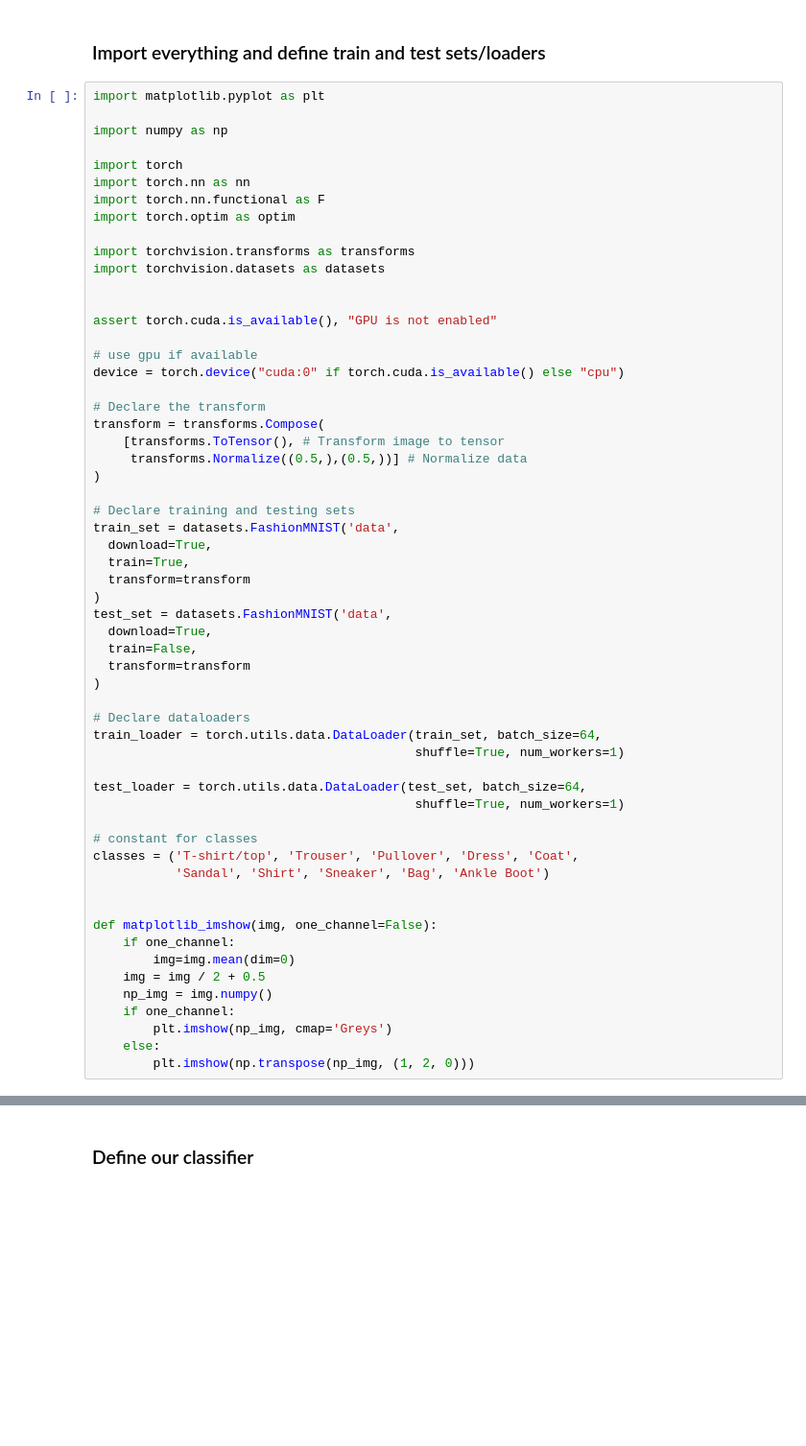
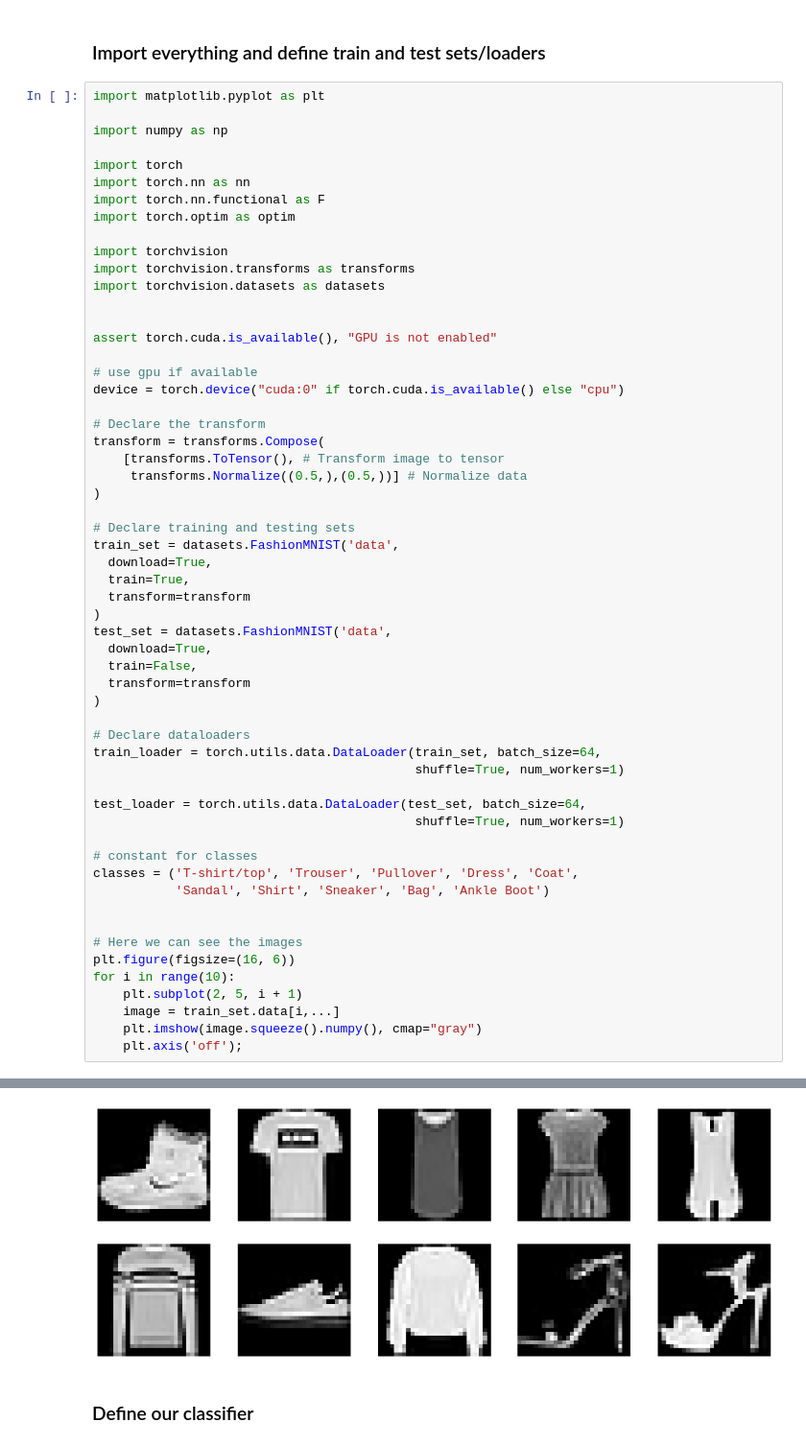
Before and after one commit to rexbrandy/Neural_Networks, a Jupyter notebook: FashionMNIST_classifier.ipynb, the cells around one changed output, grey strips where cells are left out. Shown at 96% size. Cells and saved outputs as stored; diff of their text form; blank space fills up the shorter version.

```diff
--- a/FashionMNIST_classifier.ipynb
+++ b/FashionMNIST_classifier.ipynb
@@ -14,6 +14,7 @@ import torch.nn as nn
 import torch.nn.functional as F
 import torch.optim as optim
 
+import torchvision
 import torchvision.transforms as transforms
 import torchvision.datasets as datasets
 
@@ -53,13 +54,11 @@ classes = ('T-shirt/top', 'Trouser', 'Pullover', 'Dress', 'Coat',
            'Sandal', 'Shirt', 'Sneaker', 'Bag', 'Ankle Boot')
 
 
-def matplotlib_imshow(img, one_channel=False):
-    if one_channel:
-        img=img.mean(dim=0)
-    img = img / 2 + 0.5
-    np_img = img.numpy()
-    if one_channel:
-        plt.imshow(np_img, cmap='Greys')
-    else:
-        plt.imshow(np.transpose(np_img, (1, 2, 0)))
+# Here we can see the images
+plt.figure(figsize=(16, 6))
+for i in range(10):
+    plt.subplot(2, 5, i + 1)
+    image = train_set.data[i,...]
+    plt.imshow(image.squeeze().numpy(), cmap="gray")
+    plt.axis('off');
 # %% [output]
@@ -81,3 +65,4 @@ Extracting data/FashionMNIST/raw/t10k-labels-idx1-ubyte.gz to data/FashionMNIST/
+[figure, added]
 # %% [markdown]
 ### Define our classifier
 # %%
```
Also changed, not shown: parts of 9 cells of this notebook.
